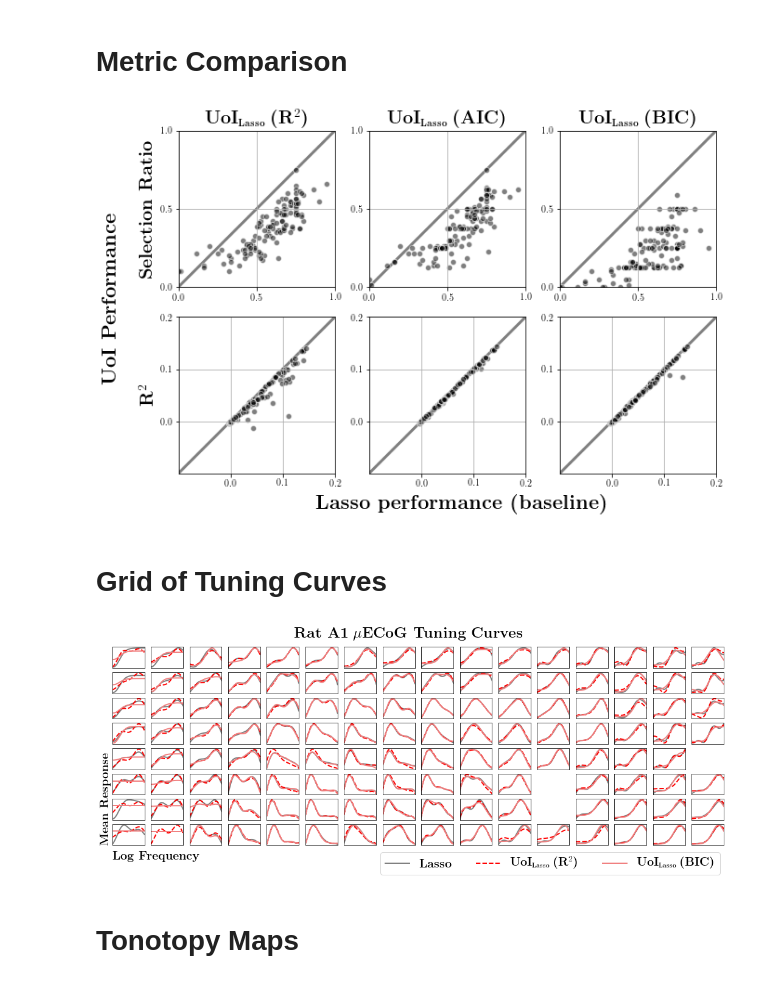
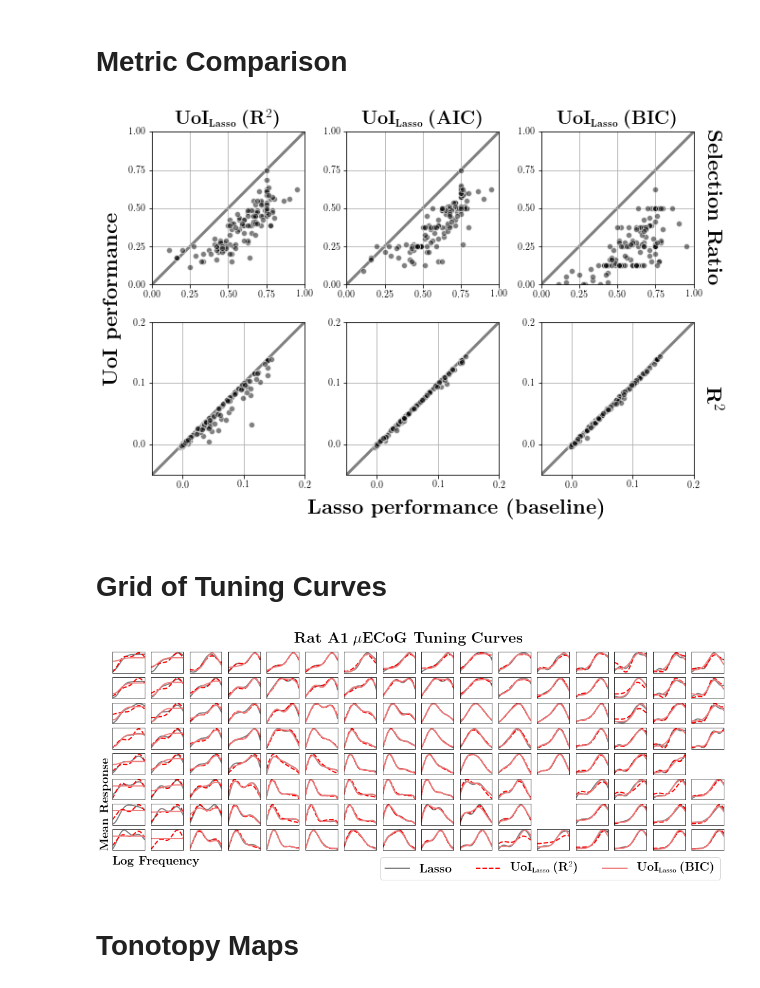
Before and after one commit to BouchardLab/neuroinference, a Jupyter notebook: notebooks/tuning/ecog_tuning_analysis.ipynb, the cells around one changed output. Saved outputs shown, nothing was run; the diff lists cells and outputs as text; code cells hidden in the pictures.

Commit message:
ecog tuning analysis extensions - snr comparison, fixing earlier plots

```diff
--- a/notebooks/tuning/ecog_tuning_analysis.ipynb
+++ b/notebooks/tuning/ecog_tuning_analysis.ipynb
@@ -21,6 +22,8 @@ fits_path = os.path.join(os.environ['HOME'],
 # %%
 ecog = ECOG(data_path=data_path, grid_path=grid_path)
 fits = h5py.File(fits_path, 'r')
+# %%
+dead_electrodes = [0, 19, 21]
 # %% [markdown]
 # Metric Comparison
 # %%
@@ -29,7 +32,8 @@ algorithms = [fits['uoi_lasso_r2'], fits['uoi_lasso_aic'], fits['uoi_lasso_bic']
 # %%
 fig, axes = plot_metric_summary(baseline_group=baseline,
                                 fits_groups=algorithms,
-                                metrics=['selection_ratio', 'r2'])
+                                metrics=['selection_ratio', 'r2'],
+                                omit_idxs=dead_electrodes)
 
 # additional customizations
 
@@ -43,14 +47,14 @@ for idx in range(3):
             linewidth=3,
             zorder=-1)
     ax.set_aspect('equal')
-    ax.set_xticks([0, 0.5, 1])
-    ax.set_yticks([0, 0.5, 1])
+    ax.set_xticks([0, 0.25, 0.5, 0.75, 1])
+    ax.set_yticks([0, 0.25, 0.5, 0.75, 1])
     ax.grid('on')
 
 # second row: r2
 for idx in range(3):
     ax = axes[1, idx]
-    ax.set_xlim([-0.1, 0.2])
+    ax.set_xlim([-0.05, 0.2])
     ax.set_ylim(ax.get_xlim())
     ax.plot(ax.get_xlim(), ax.get_xlim(),
             color='gray',
@@ -59,39 +63,55 @@ for idx in range(3):
     ax.set_aspect('equal')
     ax.set_xticks([0.0, 0.1, 0.2])
     ax.set_yticks([0.0, 0.1, 0.2])
     ax.grid('on')
 
 for ax in axes.ravel():
     ax.tick_params(labelsize=10)
+    ax.set_axisbelow(True)
 
-axes[0, 0].set_ylabel(r'\textbf{Selection Ratio}', fontsize=20)
-axes[1, 0].set_ylabel(r'$\mathbf{R}^2$', fontsize=20)
 
+# metric labels
+axes[0, -1].set_ylabel(
+    r'\textbf{Selection Ratio}',
+    fontsize=22,
+    labelpad=30,
+    rotation=270)
+axes[1, -1].set_ylabel(
+    r'$\mathbf{R}^2$',
+    fontsize=22,
+    labelpad=30,
+    rotation=270)
+axes[0, -1].yaxis.set_label_position('right')
+axes[1, -1].yaxis.set_label_position('right')
+
+# uoi approach labels
 axes[0, 0].set_title(r'\textbf{UoI}$_{\normalsize\textbf{Lasso}}$ \textbf{(}$\mathbf{R}^2$\textbf{)}',
                      fontsize=20)
 axes[0, 1].set_title(r'\textbf{UoI}$_{\normalsize\textbf{Lasso}}$ \textbf{(AIC)}',
                      fontsize=20)
 axes[0, 2].set_title(r'\textbf{UoI}$_{\normalsize\textbf{Lasso}}$ \textbf{(BIC)}',
                      fontsize=20)
+
+# algorithm labels
 fig.text(
     x=0.55, y=-0.01,
     s=r'\textbf{Lasso performance (baseline)}',
     fontsize=22,
     horizontalalignment='center',
     verticalalignment='center')
 
 fig.text(
-    x=-0.03, y=0.5,
-    s=r'\textbf{UoI Performance}',
+    x=-0.01, y=0.5,
+    s=r'\textbf{UoI performance}',
     fontsize=22,
     rotation=90,
     horizontalalignment='center',
     verticalalignment='center')
 
 plt.tight_layout()
-#plt.savefig('ecog_tuning_metric_summary.pdf', bbox_inches='tight')
+plt.savefig('ecog_tuning_metric_summary.pdf', bbox_inches='tight')
 # %% [output]
-[figure, old version]
+[figure, new version]
 # %% [markdown]
 # Grid of Tuning Curves
 # %%
@@ -121,10 +139,15 @@ for electrode in range(ecog.n_electrodes):
         ax.set_yticks([])
         continue
 
-    frequencies, lasso_tc = ecog.get_tuning_curve(tuning_coefs=lasso_coefs[electrode], )
-    _, uoi_r2_tc = ecog.get_tuning_curve(tuning_coefs=uoi_r2_coefs[electrode])
-    _, uoi_aic_tc = ecog.get_tuning_curve(tuning_coefs=uoi_aic_coefs[electrode])
-    _, uoi_bic_tc = ecog.get_tuning_curve(tuning_coefs=uoi_bic_coefs[electrode])
+    frequencies = np.linspace(ecog.freq_set[0], ecog.freq_set[-1], 100000)
+    _, lasso_tc = ecog.get_tuning_curve(tuning_coefs=lasso_coefs[electrode],
+                                        frequencies=frequencies)
+    _, uoi_r2_tc = ecog.get_tuning_curve(tuning_coefs=uoi_r2_coefs[electrode],
+                                         frequencies=frequencies)
+    _, uoi_aic_tc = ecog.get_tuning_curve(tuning_coefs=uoi_aic_coefs[electrode],
+                                          frequencies=frequencies)
+    _, uoi_bic_tc = ecog.get_tuning_curve(tuning_coefs=uoi_bic_coefs[electrode],
+                                          frequencies=frequencies)
 
     ax.plot(
         frequencies, lasso_intercepts[electrode] + lasso_tc,
@@ -185,8 +208,8 @@ axes[0, 0].legend(
     prop={'size': 20})
 
 plt.tight_layout()
-#plt.savefig('ecog_tuning_curve_grid.pdf', bbox_inches='tight')
+plt.savefig('ecog_tuning_curve_grid.pdf', bbox_inches='tight')
 # %% [output]
-[figure, old version]
+[figure, new version]
 # %% [markdown]
 # Tonotopy Maps
```
Also changed, not shown: parts of 13 cells of this notebook, 1 other file.
